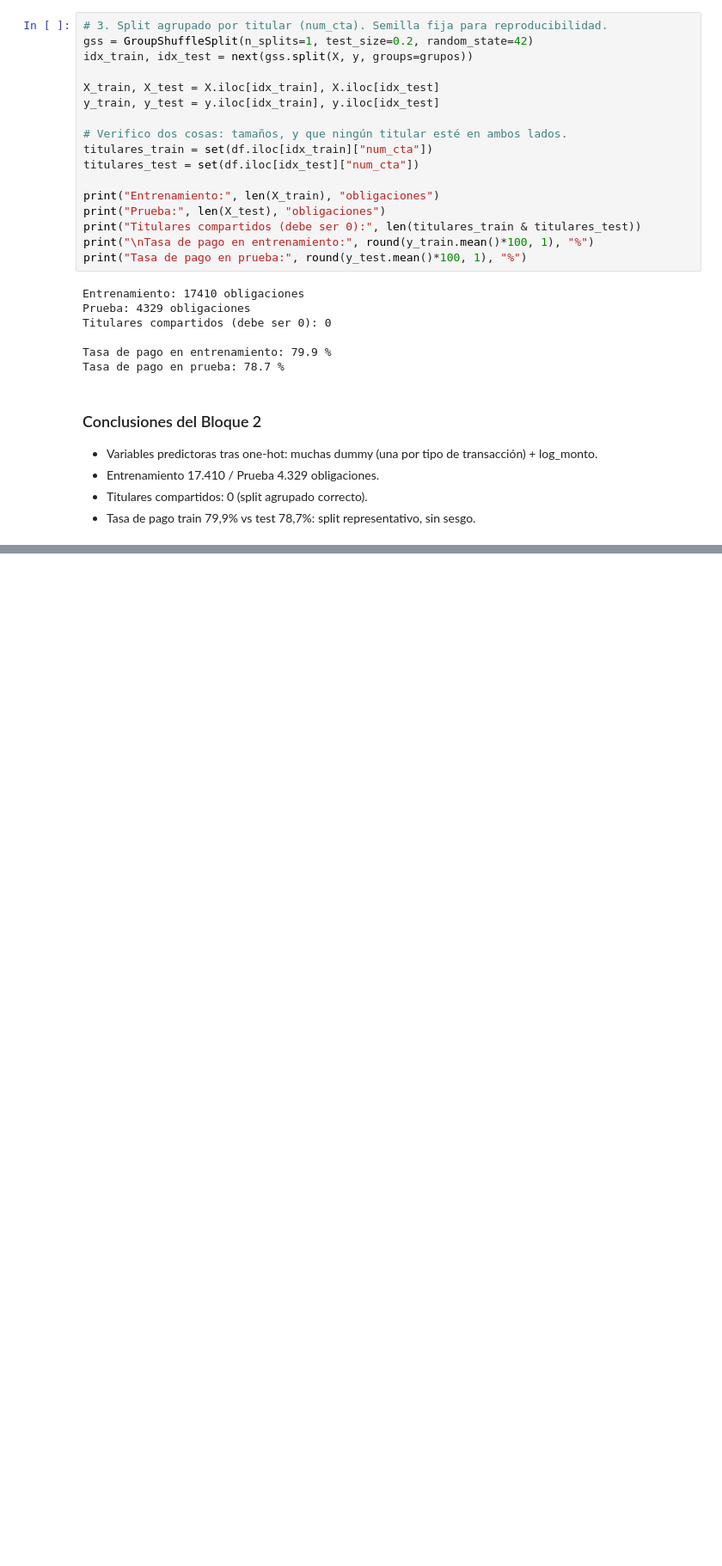
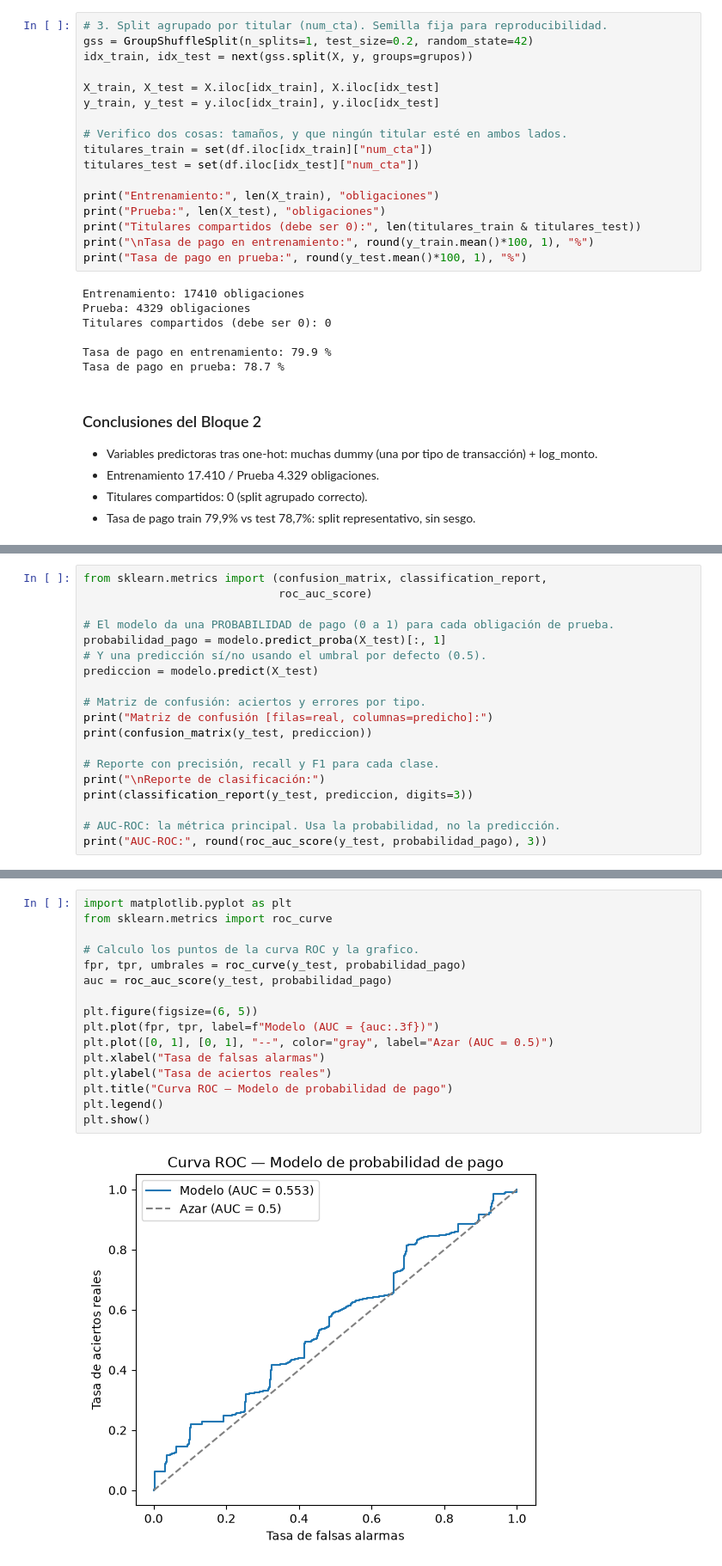
Before and after one commit to pablozapatao/prueba-tecnica-cxc, a Jupyter notebook: notebooks/02_modelo.ipynb, the cells around one changed output, grey strips where cells are left out. Shown at 86% size. Cells and saved outputs as stored; diff of their text form; blank space fills up the shorter version.

Commit message:
F2: cierre Actividad 2 - modelo, diagnostico honesto y conclusiones de negocio

```diff
--- a/notebooks/02_modelo.ipynb
+++ b/notebooks/02_modelo.ipynb
@@ -222,0 +248,19 @@ Tasa de pago en prueba: 78.7 %
+# %%
+from sklearn.metrics import (confusion_matrix, classification_report,
+                             roc_auc_score)
+
+# El modelo da una PROBABILIDAD de pago (0 a 1) para cada obligación de prueba.
+probabilidad_pago = modelo.predict_proba(X_test)[:, 1]
+# Y una predicción sí/no usando el umbral por defecto (0.5).
+prediccion = modelo.predict(X_test)
+
+# Matriz de confusión: aciertos y errores por tipo.
+print("Matriz de confusión [filas=real, columnas=predicho]:")
+print(confusion_matrix(y_test, prediccion))
+
+# Reporte con precisión, recall y F1 para cada clase.
+print("\nReporte de clasificación:")
+print(classification_report(y_test, prediccion, digits=3))
+
+# AUC-ROC: la métrica principal. Usa la probabilidad, no la predicción.
+print("AUC-ROC:", round(roc_auc_score(y_test, probabilidad_pago), 3))
@@ -222,0 +288,18 @@ Tasa de pago en prueba: 78.7 %
+# %%
+import matplotlib.pyplot as plt
+from sklearn.metrics import roc_curve
+
+# Calculo los puntos de la curva ROC y la grafico.
+fpr, tpr, umbrales = roc_curve(y_test, probabilidad_pago)
+auc = roc_auc_score(y_test, probabilidad_pago)
+
+plt.figure(figsize=(6, 5))
+plt.plot(fpr, tpr, label=f"Modelo (AUC = {auc:.3f})")
+plt.plot([0, 1], [0, 1], "--", color="gray", label="Azar (AUC = 0.5)")
+plt.xlabel("Tasa de falsas alarmas")
+plt.ylabel("Tasa de aciertos reales")
+plt.title("Curva ROC — Modelo de probabilidad de pago")
+plt.legend()
+plt.show()
+# %% [output]
+[figure, added]
```
Also changed, not shown: parts of 5 cells of this notebook, 2 other files.
